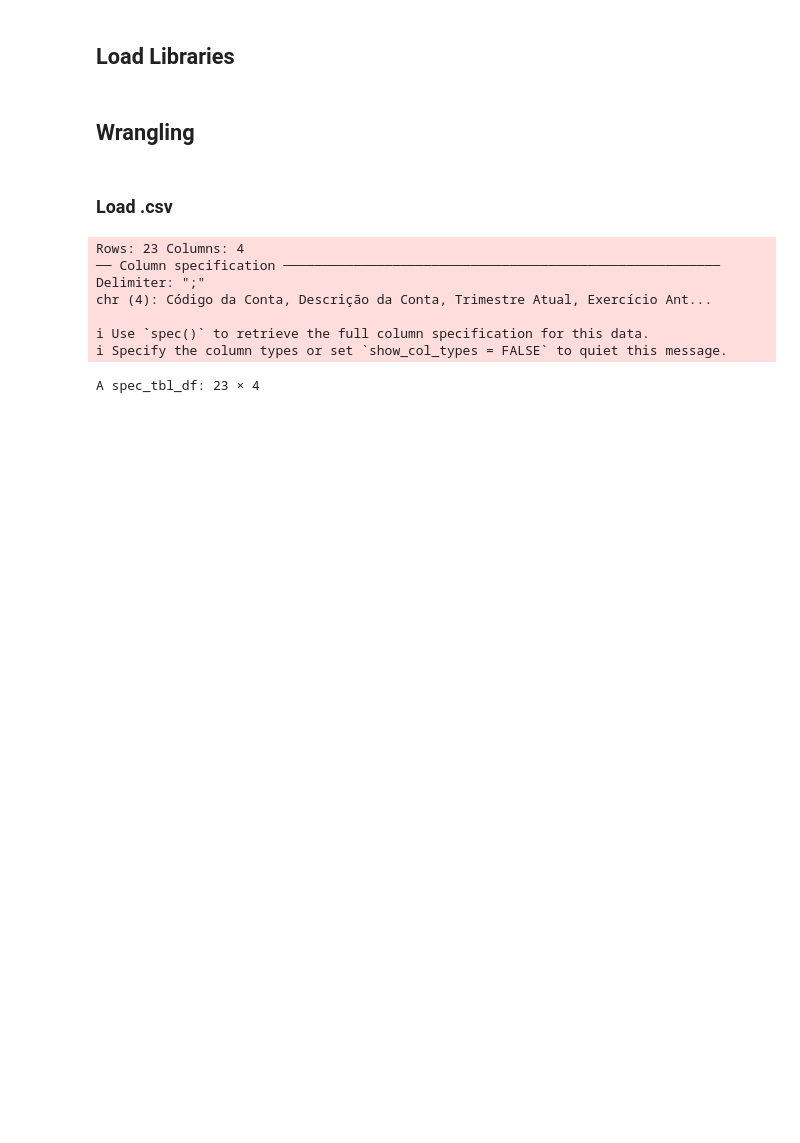
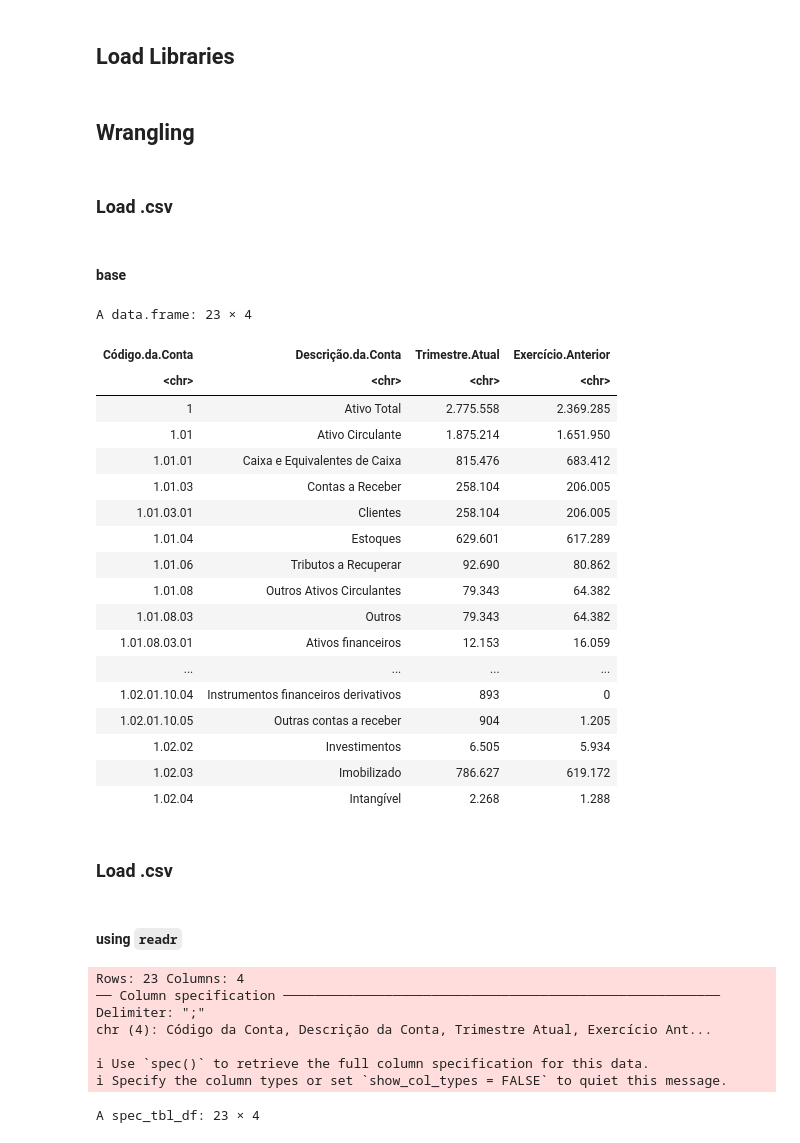
Before and after one commit to Francesco-Ghizzo/Data-Science, a Jupyter notebook: R/Finance/Financial_Statement-tidy.ipynb, the cells around one changed output. Drawn from its saved outputs; the diff is of its cells as text; code cells hidden in the pictures; blank space fills up the shorter version.

```diff
--- a/R/Finance/Financial_Statement-tidy.ipynb
+++ b/R/Finance/Financial_Statement-tidy.ipynb
@@ -16,4 +16,33 @@ library(tidyverse)
 <h2>Wrangling</h2>
 # %% [markdown]
 <h3>Load .csv</h3>
+# %% [markdown]
+<h4>base</h4>
+# %%
+data_frame = read.csv2("Financial_Statement.csv")					#	use "read.csv2" if sep = ";". If sep = "," use "read.csv" instead
+data_frame
+# %% [output]
+A data.frame: 23 × 4
+| Código.da.Conta | Descrição.da.Conta | Trimestre.Atual | Exercício.Anterior |
+| <chr> | <chr> | <chr> | <chr> |
+| 1 | Ativo Total | 2.775.558 | 2.369.285 |
+| 1.01 | Ativo Circulante | 1.875.214 | 1.651.950 |
+| 1.01.01 | Caixa e Equivalentes de Caixa | 815.476 | 683.412 |
+| 1.01.03 | Contas a Receber | 258.104 | 206.005 |
+| 1.01.03.01 | Clientes | 258.104 | 206.005 |
+| 1.01.04 | Estoques | 629.601 | 617.289 |
+| 1.01.06 | Tributos a Recuperar | 92.690 | 80.862 |
+| 1.01.08 | Outros Ativos Circulantes | 79.343 | 64.382 |
+| 1.01.08.03 | Outros | 79.343 | 64.382 |
+| 1.01.08.03.01 | Ativos financeiros | 12.153 | 16.059 |
+| ... | ... | ... | ... |
+| 1.02.01.10.04 | Instrumentos financeiros derivativos | 893 | 0 |
+| 1.02.01.10.05 | Outras contas a receber | 904 | 1.205 |
+| 1.02.02 | Investimentos | 6.505 | 5.934 |
+| 1.02.03 | Imobilizado | 786.627 | 619.172 |
+| 1.02.04 | Intangível | 2.268 | 1.288 |
+# %% [markdown]
+<h3>Load .csv</h3>
+# %% [markdown]
+<h4>using <code>readr</code></h4>
 # %%
```
Also changed, not shown: parts of 5 cells of this notebook.
